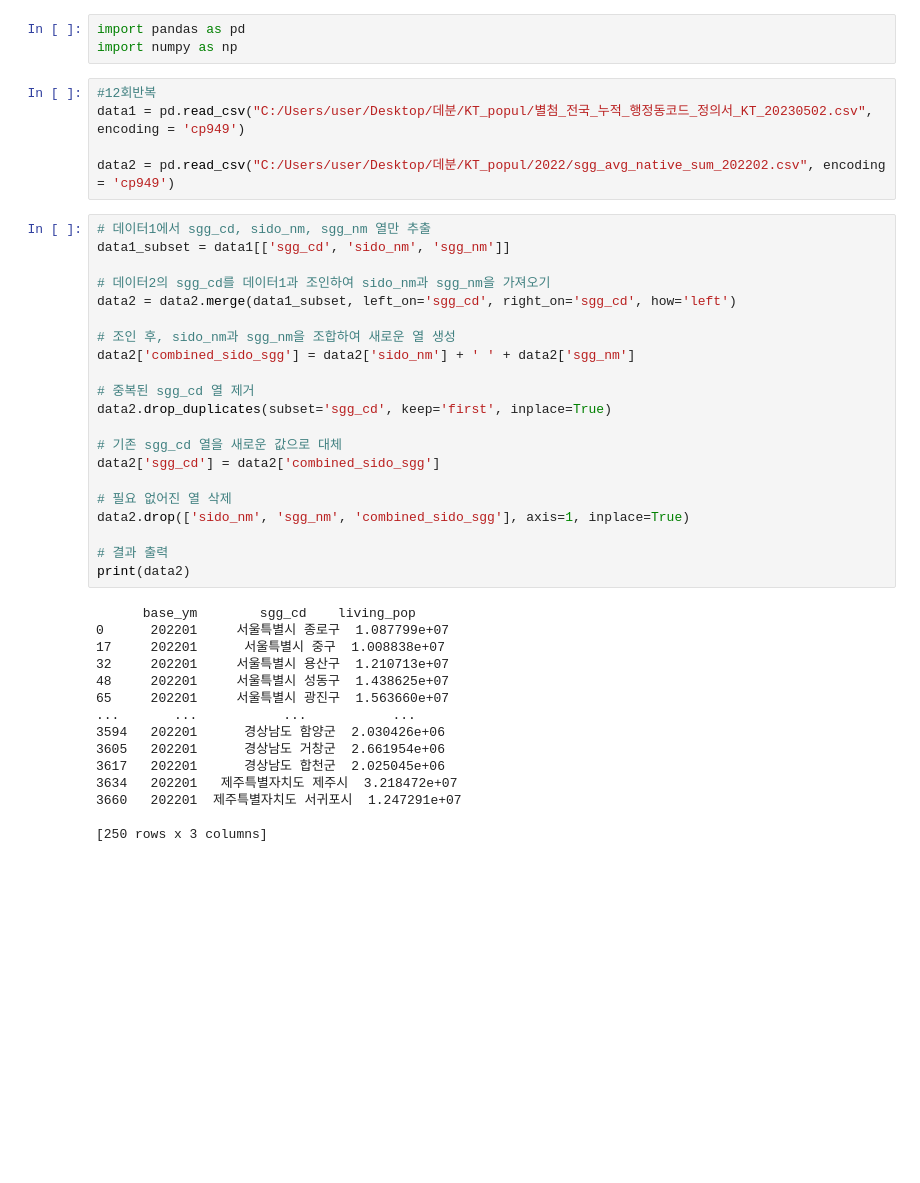
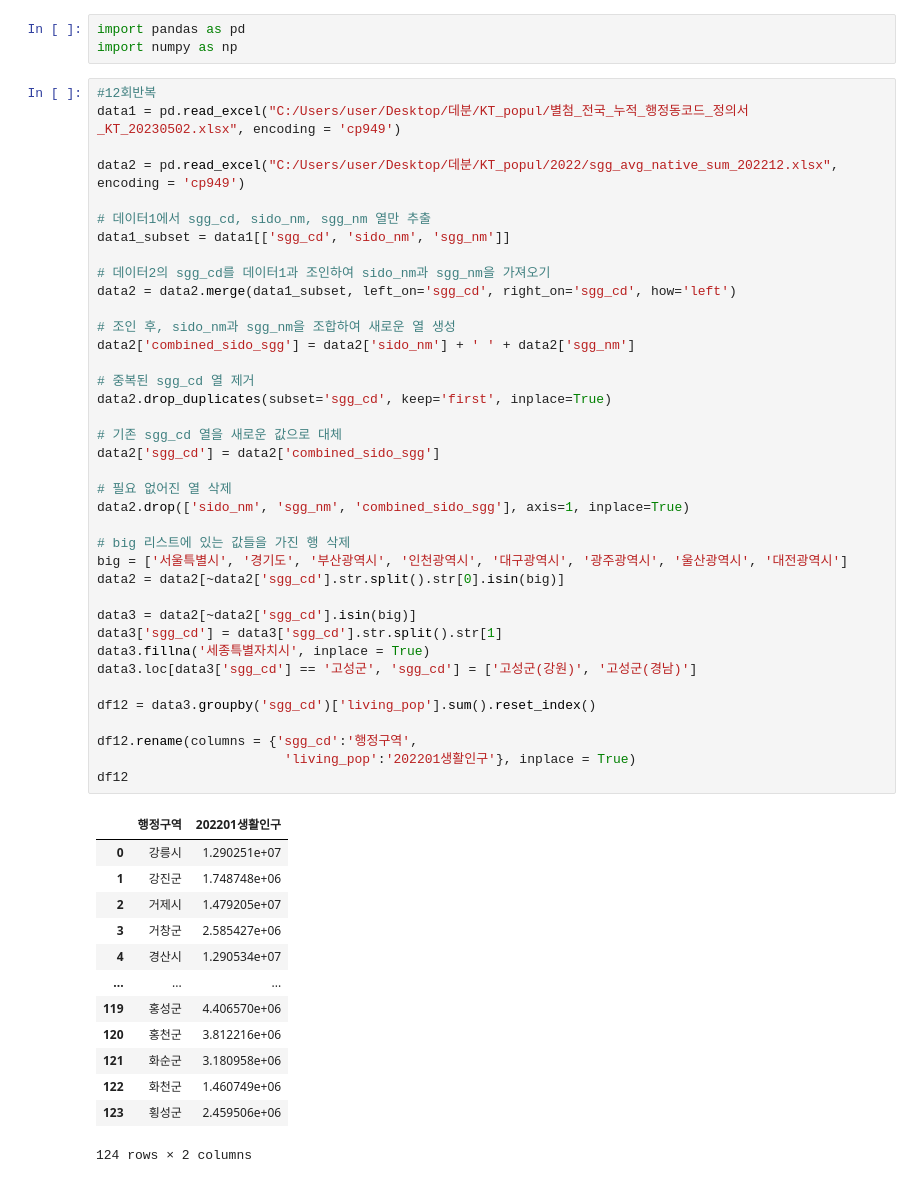
Before and after one commit to won4513/data_analytics, a Jupyter notebook: nabis/living_pop.ipynb, the cells around one changed output. Drawn from its saved outputs; the diff is of its cells as text; blank space fills up the shorter version.

Commit message:
data

```diff
--- a/nabis/living_pop.ipynb
+++ b/nabis/living_pop.ipynb
@@ -1,44 +1,55 @@
 # %%
 import pandas as pd
 import numpy as np
-# %%
-#12회반복
-data1 = pd.read_csv("C:/Users/user/Desktop/데분/KT_popul/별첨_전국_누적_행정동코드_정의서_KT_20230502.csv", encoding = 'cp949')
-
-data2 = pd.read_csv("C:/Users/user/Desktop/데분/KT_popul/2022/sgg_avg_native_sum_202202.csv", encoding = 'cp949')
 # %%
+#12회반복
+data1 = pd.read_excel("C:/Users/user/Desktop/데분/KT_popul/별첨_전국_누적_행정동코드_정의서_KT_20230502.xlsx", encoding = 'cp949')
+
+data2 = pd.read_excel("C:/Users/user/Desktop/데분/KT_popul/2022/sgg_avg_native_sum_202212.xlsx", encoding = 'cp949')
+
 # 데이터1에서 sgg_cd, sido_nm, sgg_nm 열만 추출
 data1_subset = data1[['sgg_cd', 'sido_nm', 'sgg_nm']]
 
 # 데이터2의 sgg_cd를 데이터1과 조인하여 sido_nm과 sgg_nm을 가져오기
 data2 = data2.merge(data1_subset, left_on='sgg_cd', right_on='sgg_cd', how='left')
 
 # 조인 후, sido_nm과 sgg_nm을 조합하여 새로운 열 생성
 data2['combined_sido_sgg'] = data2['sido_nm'] + ' ' + data2['sgg_nm']
 
 # 중복된 sgg_cd 열 제거
 data2.drop_duplicates(subset='sgg_cd', keep='first', inplace=True)
 
 # 기존 sgg_cd 열을 새로운 값으로 대체
 data2['sgg_cd'] = data2['combined_sido_sgg']
 
 # 필요 없어진 열 삭제
 data2.drop(['sido_nm', 'sgg_nm', 'combined_sido_sgg'], axis=1, inplace=True)
 
-# 결과 출력
-print(data2)
+# big 리스트에 있는 값들을 가진 행 삭제
+big = ['서울특별시', '경기도', '부산광역시', '인천광역시', '대구광역시', '광주광역시', '울산광역시', '대전광역시']
+data2 = data2[~data2['sgg_cd'].str.split().str[0].isin(big)]
+
+data3 = data2[~data2['sgg_cd'].isin(big)]
+data3['sgg_cd'] = data3['sgg_cd'].str.split().str[1]
+data3.fillna('세종특별자치시', inplace = True)
+data3.loc[data3['sgg_cd'] == '고성군', 'sgg_cd'] = ['고성군(강원)', '고성군(경남)']
+
+df12 = data3.groupby('sgg_cd')['living_pop'].sum().reset_index()
+
+df12.rename(columns = {'sgg_cd':'행정구역',
+                        'living_pop':'202201생활인구'}, inplace = True)
+df12
 # %% [output]
+|  | 행정구역 | 202201생활인구 |
+| 0 | 강릉시 | 1.290251e+07 |
+| 1 | 강진군 | 1.748748e+06 |
+| 2 | 거제시 | 1.479205e+07 |
+| 3 | 거창군 | 2.585427e+06 |
+| 4 | 경산시 | 1.290534e+07 |
+| ... | ... | ... |
+| 119 | 홍성군 | 4.406570e+06 |
+| 120 | 홍천군 | 3.812216e+06 |
+| 121 | 화순군 | 3.180958e+06 |
+| 122 | 화천군 | 1.460749e+06 |
+| 123 | 횡성군 | 2.459506e+06 |
-      base_ym        sgg_cd    living_pop
-0      202201     서울특별시 종로구  1.087799e+07
-17     202201      서울특별시 중구  1.008838e+07
-32     202201     서울특별시 용산구  1.210713e+07
-48     202201     서울특별시 성동구  1.438625e+07
-65     202201     서울특별시 광진구  1.563660e+07
-...       ...           ...           ...
-3594   202201      경상남도 함양군  2.030426e+06
-3605   202201      경상남도 거창군  2.661954e+06
-3617   202201      경상남도 합천군  2.025045e+06
-3634   202201   제주특별자치도 제주시  3.218472e+07
-3660   202201  제주특별자치도 서귀포시  1.247291e+07
-
-[250 rows x 3 columns]
+124 rows × 2 columns
```
Also changed, not shown: parts of 23 cells of this notebook.
